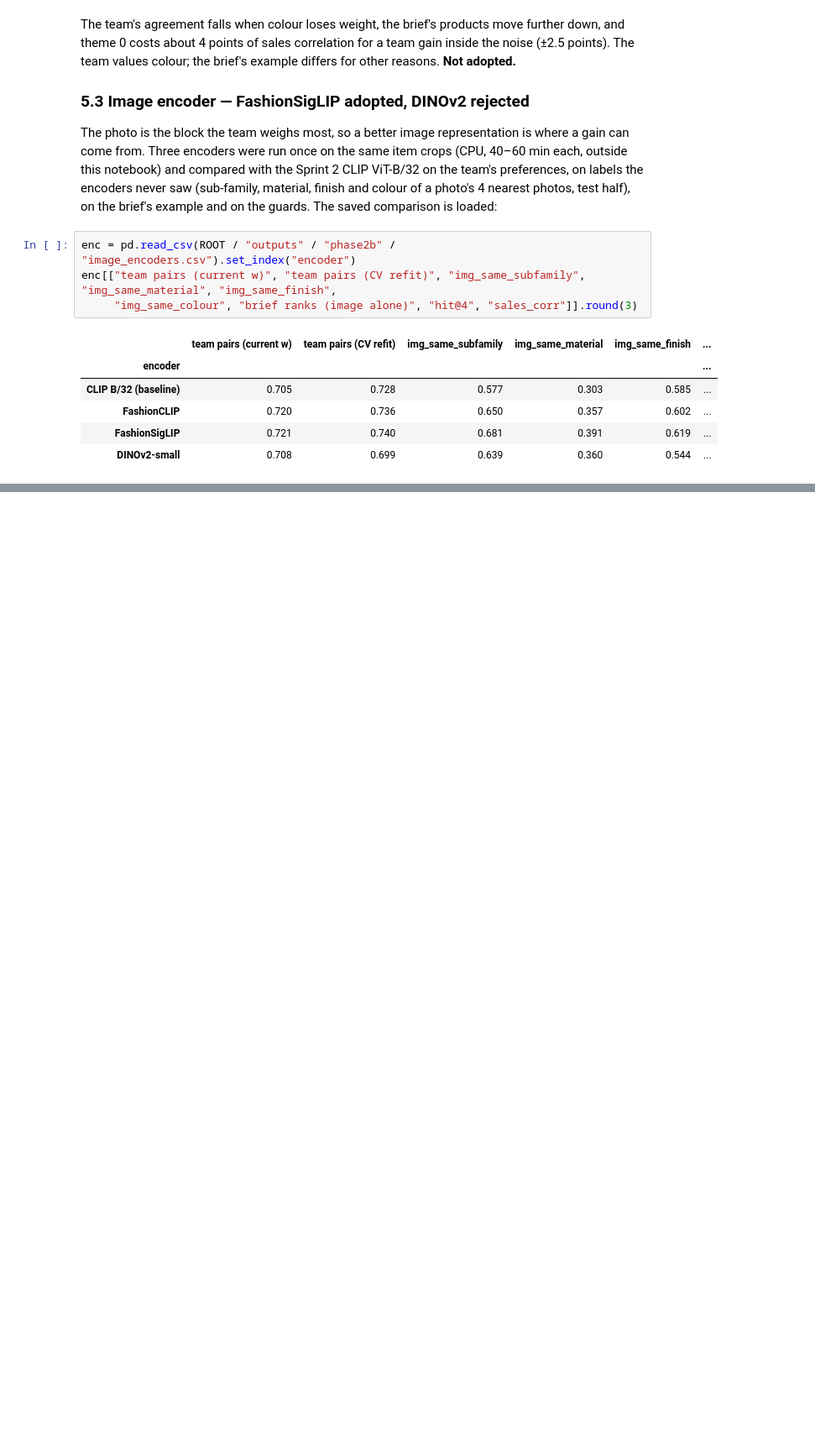
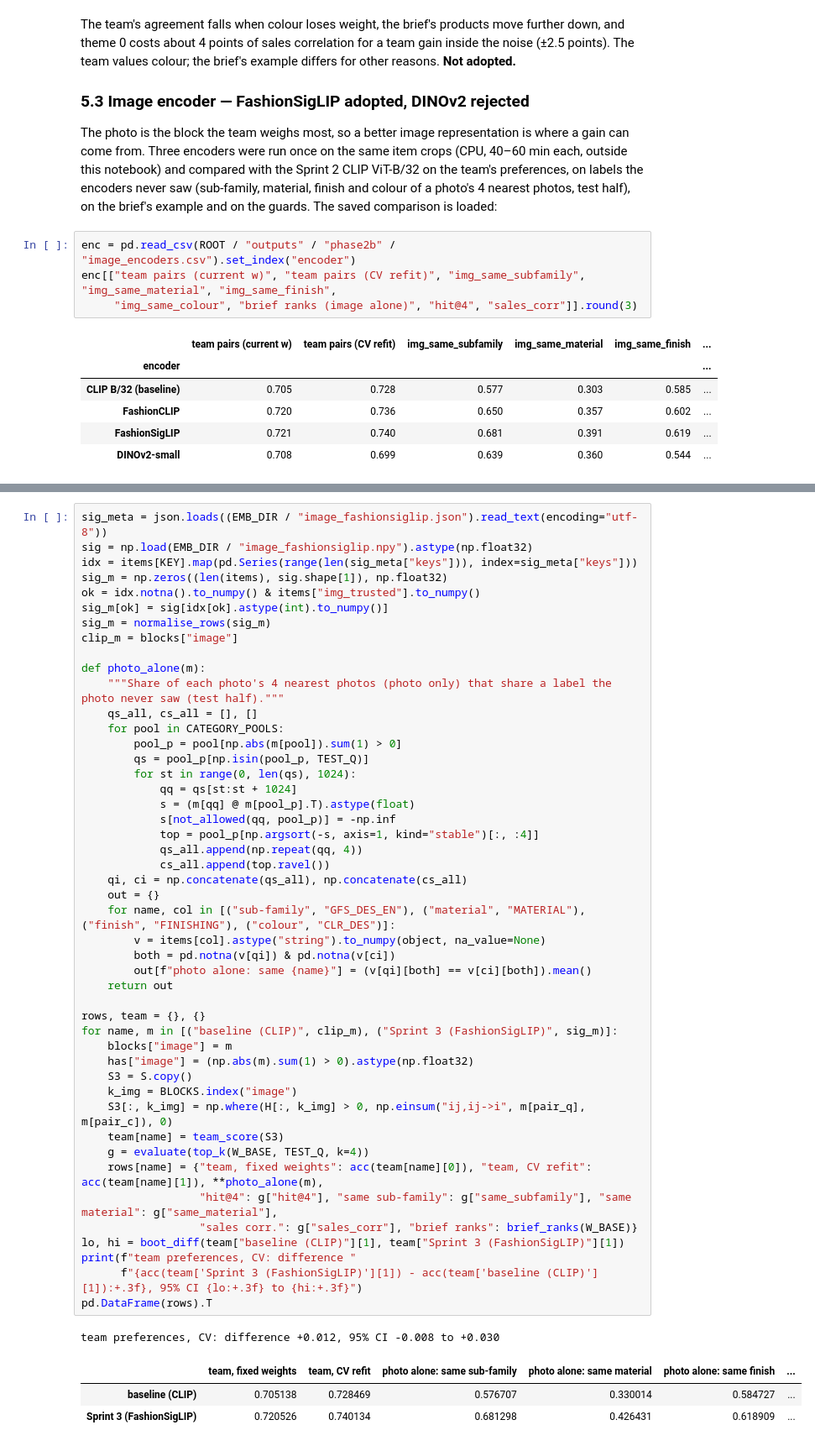
Before and after one commit to therealblitz00/ECQ, a Jupyter notebook: notebooks/phase3_explanations_estimates.ipynb, the cells around one changed output, grey strips where cells are left out. Shown at 84% size. Saved outputs shown, nothing was run; the diff lists cells and outputs as text; blank space fills up the shorter version.

```diff
--- a/notebooks/phase3_explanations_estimates.ipynb
+++ b/notebooks/phase3_explanations_estimates.ipynb
@@ -1078 +1153,53 @@ products and the decision.
+# %%
+sig_meta = json.loads((EMB_DIR / "image_fashionsiglip.json").read_text(encoding="utf-8"))
+sig = np.load(EMB_DIR / "image_fashionsiglip.npy").astype(np.float32)
+idx = items[KEY].map(pd.Series(range(len(sig_meta["keys"])), index=sig_meta["keys"]))
+sig_m = np.zeros((len(items), sig.shape[1]), np.float32)
+ok = idx.notna().to_numpy() & items["img_trusted"].to_numpy()
+sig_m[ok] = sig[idx[ok].astype(int).to_numpy()]
+sig_m = normalise_rows(sig_m)
+clip_m = blocks["image"]
+
+def photo_alone(m):
+    """Share of each photo's 4 nearest photos (photo only) that share a label the photo never saw (test half)."""
+    qs_all, cs_all = [], []
+    for pool in CATEGORY_POOLS:
+        pool_p = pool[np.abs(m[pool]).sum(1) > 0]
+        qs = pool_p[np.isin(pool_p, TEST_Q)]
+        for st in range(0, len(qs), 1024):
+            qq = qs[st:st + 1024]
+            s = (m[qq] @ m[pool_p].T).astype(float)
+            s[not_allowed(qq, pool_p)] = -np.inf
+            top = pool_p[np.argsort(-s, axis=1, kind="stable")[:, :4]]
+            qs_all.append(np.repeat(qq, 4))
+            cs_all.append(top.ravel())
+    qi, ci = np.concatenate(qs_all), np.concatenate(cs_all)
+    out = {}
+    for name, col in [("sub-family", "GFS_DES_EN"), ("material", "MATERIAL"), ("finish", "FINISHING"), ("colour", "CLR_DES")]:
+        v = items[col].astype("string").to_numpy(object, na_value=None)
+        both = pd.notna(v[qi]) & pd.notna(v[ci])
+        out[f"photo alone: same {name}"] = (v[qi][both] == v[ci][both]).mean()
+    return out
+
+rows, team = {}, {}
+for name, m in [("baseline (CLIP)", clip_m), ("Sprint 3 (FashionSigLIP)", sig_m)]:
+    blocks["image"] = m
+    has["image"] = (np.abs(m).sum(1) > 0).astype(np.float32)
+    S3 = S.copy()
+    k_img = BLOCKS.index("image")
+    S3[:, k_img] = np.where(H[:, k_img] > 0, np.einsum("ij,ij->i", m[pair_q], m[pair_c]), 0)
+    team[name] = team_score(S3)
+    g = evaluate(top_k(W_BASE, TEST_Q, k=4))
+    rows[name] = {"team, fixed weights": acc(team[name][0]), "team, CV refit": acc(team[name][1]), **photo_alone(m),
+                  "hit@4": g["hit@4"], "same sub-family": g["same_subfamily"], "same material": g["same_material"],
+                  "sales corr.": g["sales_corr"], "brief ranks": brief_ranks(W_BASE)}
+lo, hi = boot_diff(team["baseline (CLIP)"][1], team["Sprint 3 (FashionSigLIP)"][1])
+print(f"team preferences, CV: difference "
+      f"{acc(team['Sprint 3 (FashionSigLIP)'][1]) - acc(team['baseline (CLIP)'][1]):+.3f}, 95% CI {lo:+.3f} to {hi:+.3f}")
+pd.DataFrame(rows).T
+# %% [output]
+team preferences, CV: difference +0.012, 95% CI -0.008 to +0.030
+|  | team, fixed weights | team, CV refit | photo alone: same sub-family | photo alone: same material | photo alone: same finish | ... |
+| baseline (CLIP) | 0.705138 | 0.728469 | 0.576707 | 0.330014 | 0.584727 | ... |
+| Sprint 3 (FashionSigLIP) | 0.720526 | 0.740134 | 0.681298 | 0.426431 | 0.618909 | ... |
 # %% [markdown]
```
Also changed, not shown: parts of 10 cells of this notebook, 22 other files.
